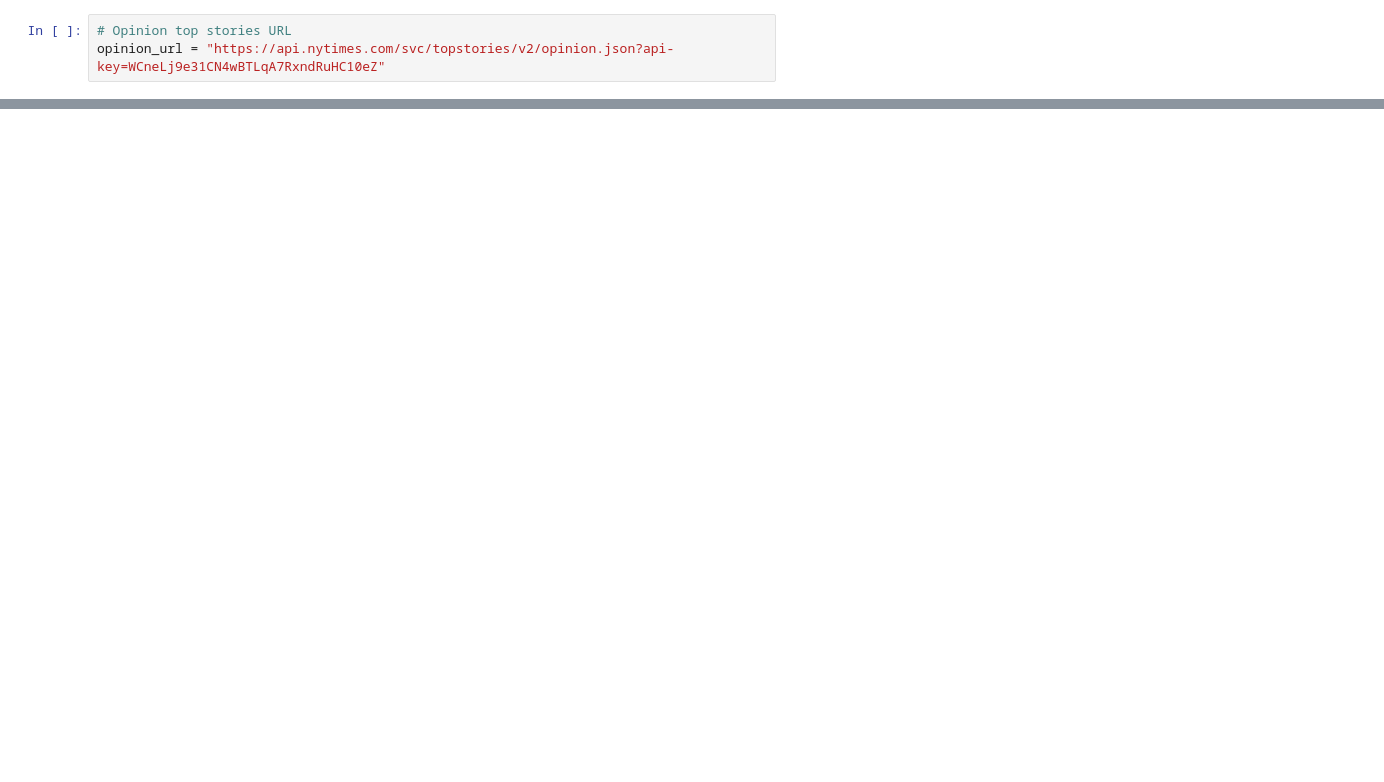
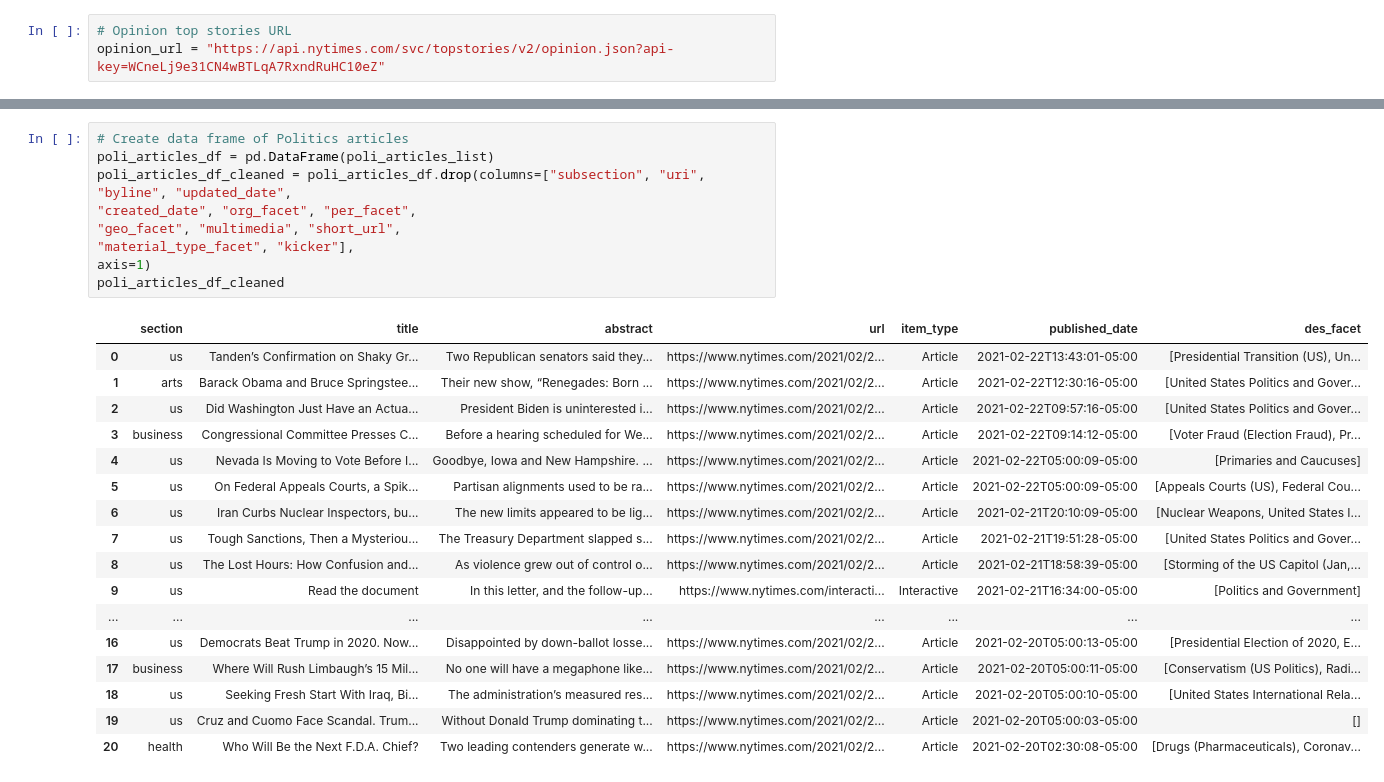
Before and after one commit to SanabuW/NYT-API-Analysis, a Jupyter notebook: JRandle23/top_stories.ipynb, the cells around one changed output, grey strips where cells are left out. Drawn from its saved outputs; the diff is of its cells as text; blank space fills up the shorter version.

```diff
--- a/JRandle23/top_stories.ipynb
+++ b/JRandle23/top_stories.ipynb
@@ -303,0 +325,23 @@ Snippet: At least he didn’t bring up the Green New Deal.
+# %%
+# Create data frame of Politics articles
+poli_articles_df = pd.DataFrame(poli_articles_list)
+poli_articles_df_cleaned = poli_articles_df.drop(columns=["subsection", "uri", "byline", "updated_date",                                                                   "created_date", "org_facet", "per_facet",                                                                        "geo_facet", "multimedia", "short_url",                                                                          "material_type_facet", "kicker"],                                                                                 axis=1)
+poli_articles_df_cleaned
+# %% [output]
+|  | section | title | abstract | url | item_type | published_date | des_facet |
+| 0 | us | Tanden’s Confirmation on Shaky Gr... | Two Republican senators said they... | https://www.nytimes.com/2021/02/2... | Article | 2021-02-22T13:43:01-05:00 | [Presidential Transition (US), Un... |
+| 1 | arts | Barack Obama and Bruce Springstee... | Their new show, “Renegades: Born ... | https://www.nytimes.com/2021/02/2... | Article | 2021-02-22T12:30:16-05:00 | [United States Politics and Gover... |
+| 2 | us | Did Washington Just Have an Actua... | President Biden is uninterested i... | https://www.nytimes.com/2021/02/2... | Article | 2021-02-22T09:57:16-05:00 | [United States Politics and Gover... |
+| 3 | business | Congressional Committee Presses C... | Before a hearing scheduled for We... | https://www.nytimes.com/2021/02/2... | Article | 2021-02-22T09:14:12-05:00 | [Voter Fraud (Election Fraud), Pr... |
+| 4 | us | Nevada Is Moving to Vote Before I... | Goodbye, Iowa and New Hampshire. ... | https://www.nytimes.com/2021/02/2... | Article | 2021-02-22T05:00:09-05:00 | [Primaries and Caucuses] |
+| 5 | us | On Federal Appeals Courts, a Spik... | Partisan alignments used to be ra... | https://www.nytimes.com/2021/02/2... | Article | 2021-02-22T05:00:09-05:00 | [Appeals Courts (US), Federal Cou... |
+| 6 | us | Iran Curbs Nuclear Inspectors, bu... | The new limits appeared to be lig... | https://www.nytimes.com/2021/02/2... | Article | 2021-02-21T20:10:09-05:00 | [Nuclear Weapons, United States I... |
+| 7 | us | Tough Sanctions, Then a Mysteriou... | The Treasury Department slapped s... | https://www.nytimes.com/2021/02/2... | Article | 2021-02-21T19:51:28-05:00 | [United States Politics and Gover... |
+| 8 | us | The Lost Hours: How Confusion and... | As violence grew out of control o... | https://www.nytimes.com/2021/02/2... | Article | 2021-02-21T18:58:39-05:00 | [Storming of the US Capitol (Jan,... |
+| 9 | us | Read the document | In this letter, and the follow-up... | https://www.nytimes.com/interacti... | Interactive | 2021-02-21T16:34:00-05:00 | [Politics and Government] |
+| ... | ... | ... | ... | ... | ... | ... | ... |
+| 16 | us | Democrats Beat Trump in 2020. Now... | Disappointed by down-ballot losse... | https://www.nytimes.com/2021/02/2... | Article | 2021-02-20T05:00:13-05:00 | [Presidential Election of 2020, E... |
+| 17 | business | Where Will Rush Limbaugh’s 15 Mil... | No one will have a megaphone like... | https://www.nytimes.com/2021/02/2... | Article | 2021-02-20T05:00:11-05:00 | [Conservatism (US Politics), Radi... |
+| 18 | us | Seeking Fresh Start With Iraq, Bi... | The administration’s measured res... | https://www.nytimes.com/2021/02/2... | Article | 2021-02-20T05:00:10-05:00 | [United States International Rela... |
+| 19 | us | Cruz and Cuomo Face Scandal. Trum... | Without Donald Trump dominating t... | https://www.nytimes.com/2021/02/2... | Article | 2021-02-20T05:00:03-05:00 | [] |
+| 20 | health | Who Will Be the Next F.D.A. Chief? | Two leading contenders generate w... | https://www.nytimes.com/2021/02/2... | Article | 2021-02-20T02:30:08-05:00 | [Drugs (Pharmaceuticals), Coronav... |
```
Also changed, not shown: parts of 15 cells of this notebook.
